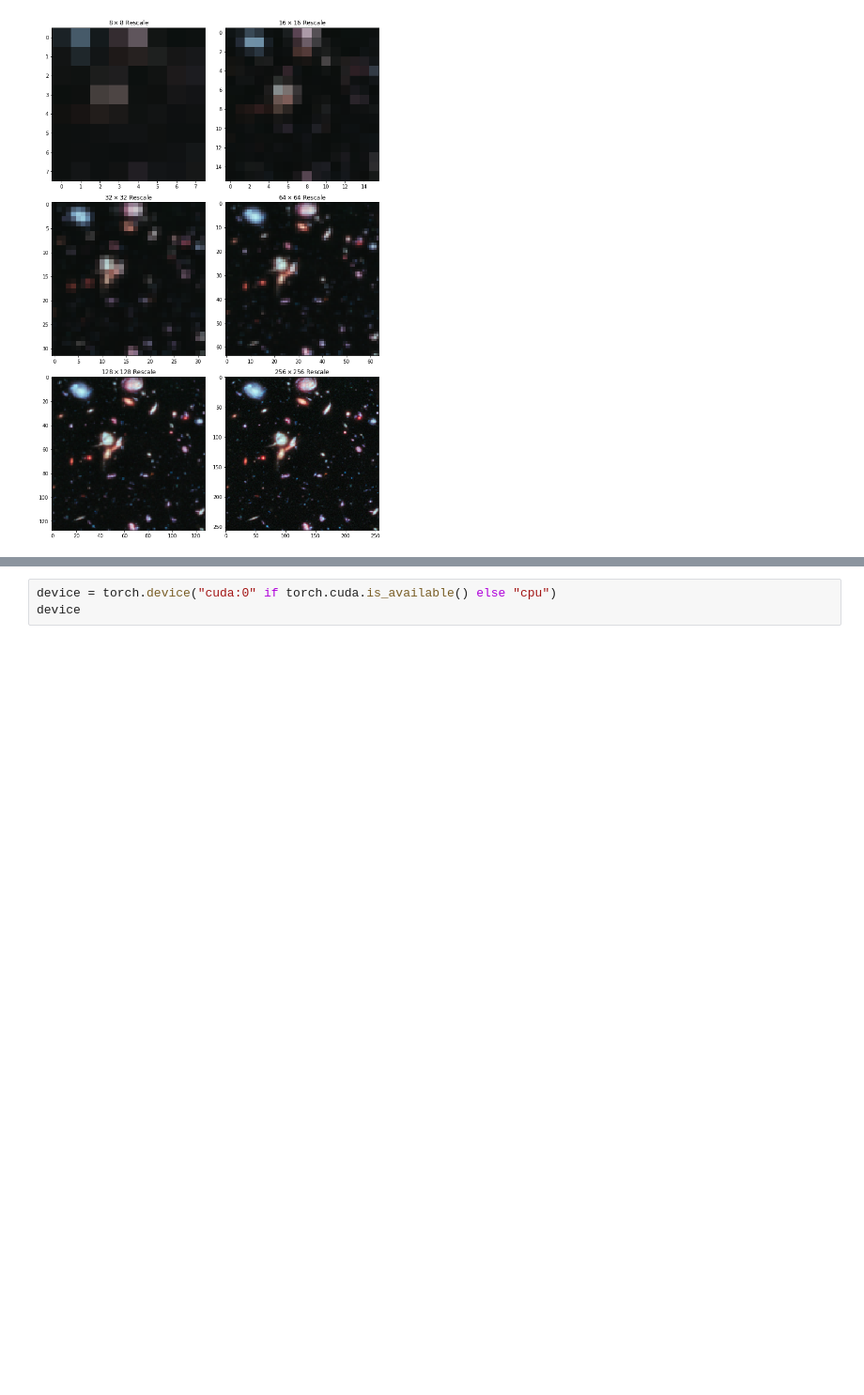
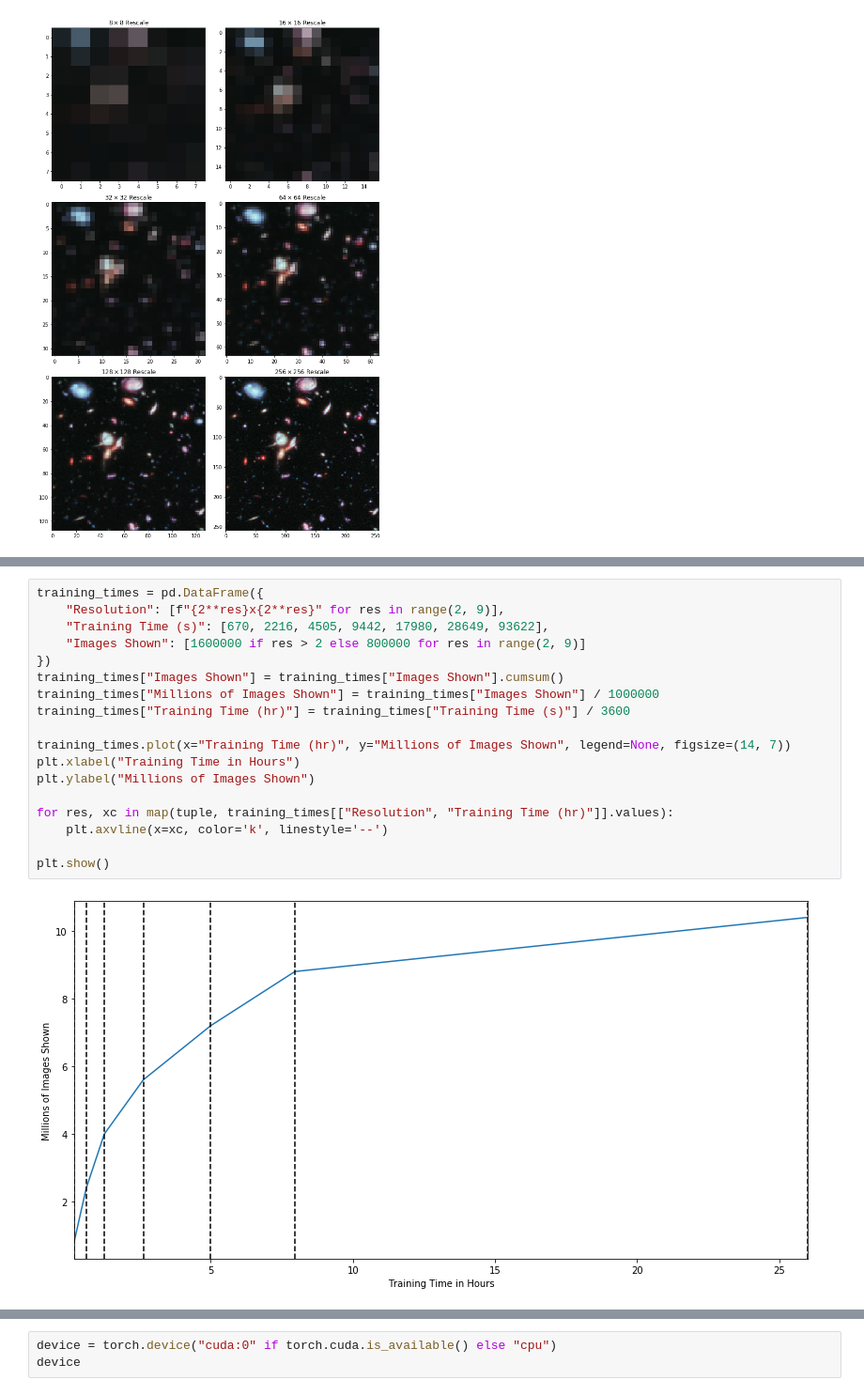
Before and after one commit to antoniojkim/DeepHubble, a Jupyter notebook: model/Pro-GAN.ipynb, the cells around one changed output, grey strips where cells are left out. Shown at 94% size. Drawn from its saved outputs; the diff is of its cells as text; blank space fills up the shorter version.

```diff
--- a/model/Pro-GAN.ipynb
+++ b/model/Pro-GAN.ipynb
@@ -93,0 +89,20 @@ The architectures for the generator and discriminator models for the samples are
+# %%
+training_times = pd.DataFrame({
+    "Resolution": [f"{2**res}x{2**res}" for res in range(2, 9)],
+    "Training Time (s)": [670, 2216, 4505, 9442, 17980, 28649, 93622],
+    "Images Shown": [1600000 if res > 2 else 800000 for res in range(2, 9)]
+})
+training_times["Images Shown"] = training_times["Images Shown"].cumsum()
+training_times["Millions of Images Shown"] = training_times["Images Shown"] / 1000000
+training_times["Training Time (hr)"] = training_times["Training Time (s)"] / 3600
+
+training_times.plot(x="Training Time (hr)", y="Millions of Images Shown", legend=None, figsize=(14, 7))
+plt.xlabel("Training Time in Hours")
+plt.ylabel("Millions of Images Shown")
+
+for res, xc in map(tuple, training_times[["Resolution", "Training Time (hr)"]].values):
+    plt.axvline(x=xc, color='k', linestyle='--')
+
+plt.show()
+# %% [output]
+[figure, added]
```
Also changed, not shown: parts of 29 cells of this notebook, 3 other files.
